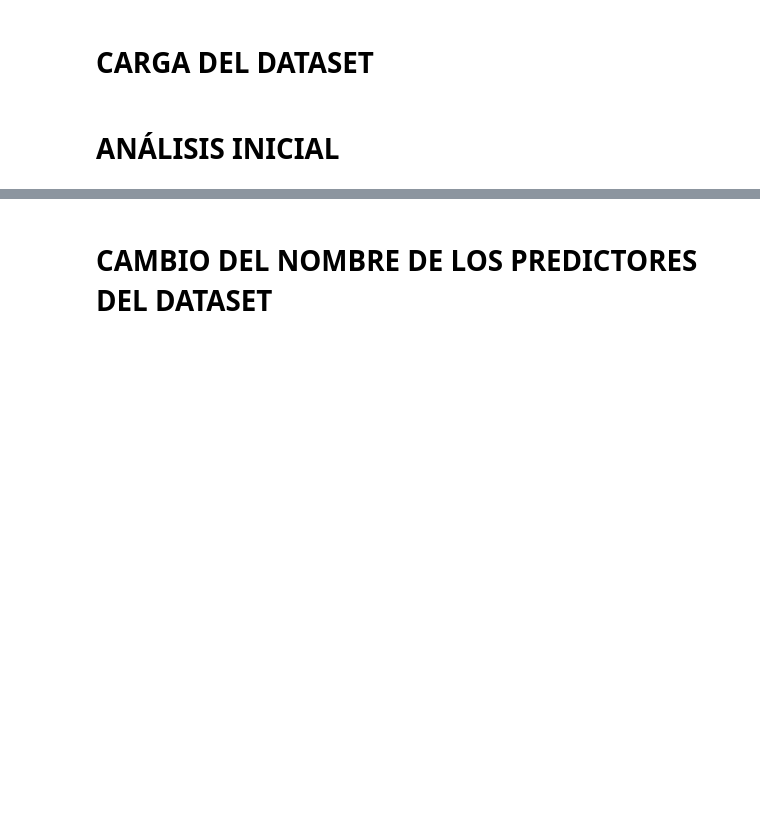
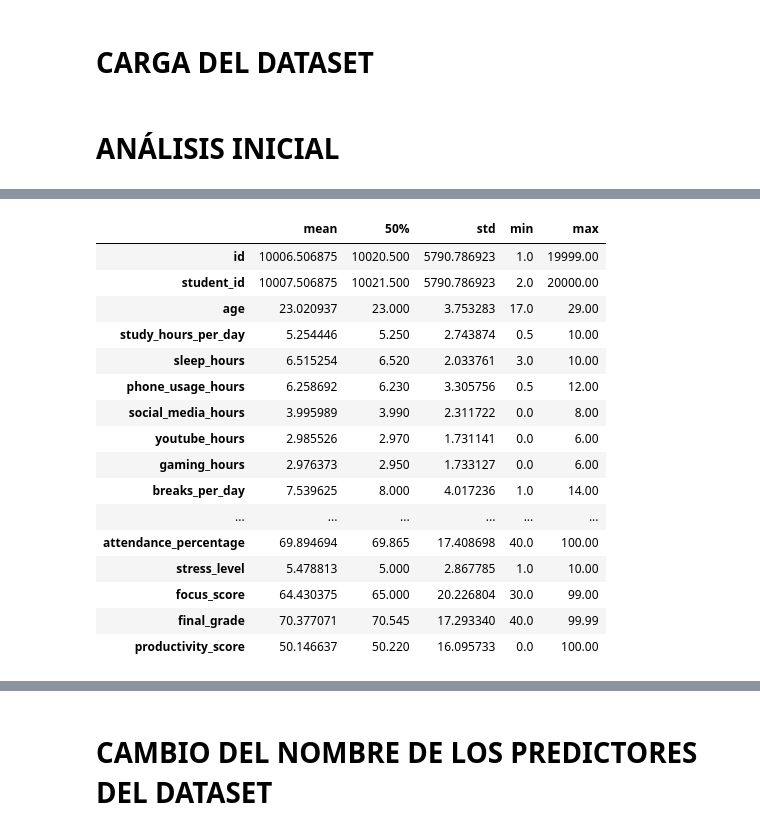
Before and after one commit to hombremono873/Cuadernos_colab, a Jupyter notebook: predicir_productividad_académica.ipynb, the cells around one changed output, grey strips where cells are left out. Saved outputs shown, nothing was run; the diff lists cells and outputs as text; code cells hidden in the pictures; blank space fills up the shorter version.

```diff
--- a/predicir_productividad_académica.ipynb
+++ b/predicir_productividad_académica.ipynb
@@ -21,19 +21,20 @@ from sklearn.metrics import mean_absolute_error, mean_squared_error, r2_score
 # %% [markdown]
 # **CARGA DEL DATASET**
 # %%
-"""Carga los conjuntos de datos de entrenamiento y prueba.
+"""
+    Carga los conjuntos de datos de entrenamiento y prueba.
+    Returns:
+        tuple[pd.DataFrame, pd.DataFrame]: DataFrame de train y DataFrame de test.
+"""
 
-   Returns:
-       tuple[pd.DataFrame, pd.DataFrame]: DataFrame de train y DataFrame de test.
-   """
-def cargaDataset(train_path:str, test_path: str) -> tuple[pd.DataFrame, pd.DataFrame]:
-   df_train = pd.read_csv(train_path)
-   df_test = pd.read_csv('test.csv')
-   return df_train, df_test
+def cargaDataset(train_path: str, test_path: str) -> tuple[pd.DataFrame, pd.DataFrame]:
+    df_train = pd.read_csv(train_path)
+    df_test = pd.read_csv(test_path)
+    return df_train, df_test
 
 train_path = "train.csv"
 test_path = "test.csv"
-#df, df_test = cargaDataset(train_path, test_path)
+df, df_test = cargaDataset(train_path, test_path)
 # %% [markdown]
 # **ANÁLISIS INICIAL**
 # %%
@@ -43,0 +54,22 @@ test_path = "test.csv"
+# %%
+df.describe().T[
+    ["mean", "50%", "std", "min", "max"]
+  ]
+# %% [output]
+|  | mean | 50% | std | min | max |
+| id | 10006.506875 | 10020.500 | 5790.786923 | 1.0 | 19999.00 |
+| student_id | 10007.506875 | 10021.500 | 5790.786923 | 2.0 | 20000.00 |
+| age | 23.020937 | 23.000 | 3.753283 | 17.0 | 29.00 |
+| study_hours_per_day | 5.254446 | 5.250 | 2.743874 | 0.5 | 10.00 |
+| sleep_hours | 6.515254 | 6.520 | 2.033761 | 3.0 | 10.00 |
+| phone_usage_hours | 6.258692 | 6.230 | 3.305756 | 0.5 | 12.00 |
+| social_media_hours | 3.995989 | 3.990 | 2.311722 | 0.0 | 8.00 |
+| youtube_hours | 2.985526 | 2.970 | 1.731141 | 0.0 | 6.00 |
+| gaming_hours | 2.976373 | 2.950 | 1.733127 | 0.0 | 6.00 |
+| breaks_per_day | 7.539625 | 8.000 | 4.017236 | 1.0 | 14.00 |
+| ... | ... | ... | ... | ... | ... |
+| attendance_percentage | 69.894694 | 69.865 | 17.408698 | 40.0 | 100.00 |
+| stress_level | 5.478813 | 5.000 | 2.867785 | 1.0 | 10.00 |
+| focus_score | 64.430375 | 65.000 | 20.226804 | 30.0 | 99.00 |
+| final_grade | 70.377071 | 70.545 | 17.293340 | 40.0 | 99.99 |
+| productivity_score | 50.146637 | 50.220 | 16.095733 | 0.0 | 100.00 |
```
Also changed, not shown: parts of 24 cells of this notebook.
